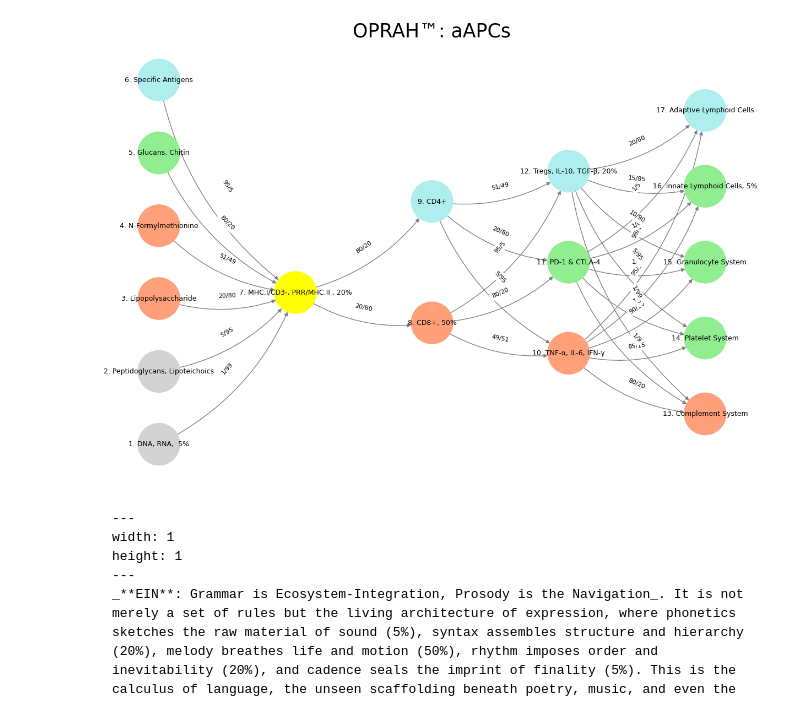
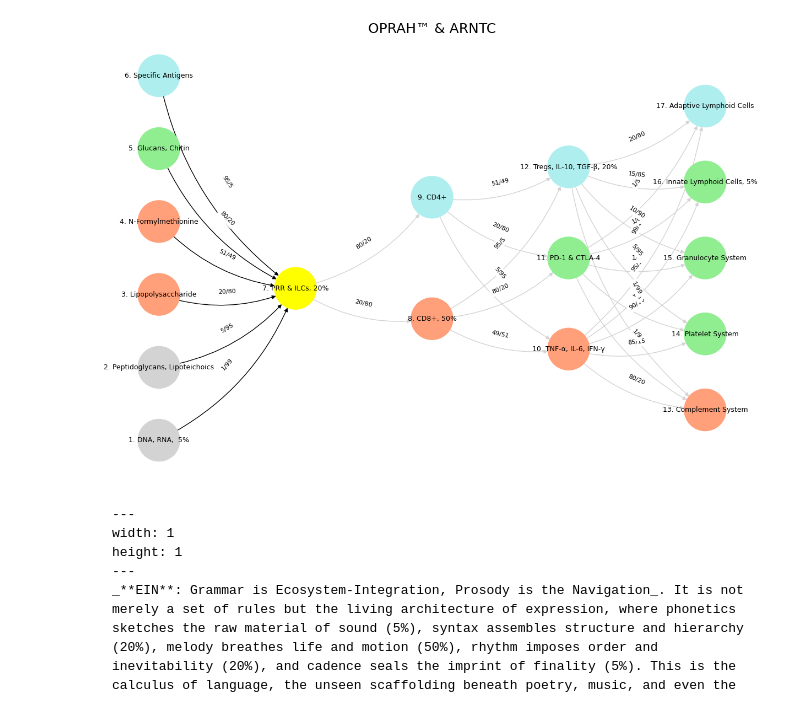
Before and after one commit to abikesa/matrix, a Jupyter notebook: kitabo/ensi/_build/jupyter_execute/index.ipynb, the cells around one changed output. Drawn from its saved outputs; the diff is of its cells as text; code cells hidden in the pictures.

````diff
--- a/kitabo/ensi/_build/jupyter_execute/index.ipynb
+++ b/kitabo/ensi/_build/jupyter_execute/index.ipynb
@@ -129,8 +138,8 @@ import networkx as nx
 # Define the neural network layers
 def define_layers():
     return {
-        'Suis': ['DNA, RNA,  5%', 'Peptidoglycans, Lipoteichoics', 'Lipopolysaccharide', 'N-Formylmethionine', "Glucans, Chitin", 'Specific Antigens'],  # Static
-        'Voir': ['MHC.I/CD3-, PRR/MHC.II , 20%'],
+        'Suis': ['DNA, RNA,  5%', 'Peptidoglycans, Lipoteichoics', 'Lipopolysaccharide', 'N-Formylmethionine', "Glucans, Chitin", 'Specific Antigens'],
+        'Voir': ['PRR & ILCs, 20%'],
         'Choisis': ['CD8+, 50%', 'CD4+'],
         'Deviens': ['TNF-α, IL-6, IFN-γ', 'PD-1 & CTLA-4', 'Tregs, IL-10, TGF-β, 20%'],
         "M'èléve": ['Complement System', 'Platelet System', 'Granulocyte System', 'Innate Lymphoid Cells, 5%', 'Adaptive Lymphoid Cells']
@@ -139,24 +148,24 @@ def define_layers():
 # Assign colors to nodes
 def assign_colors():
     color_map = {
-        'yellow': ['MHC.I/CD3-, PRR/MHC.II , 20%'],
+        'yellow': ['PRR & ILCs, 20%'],
         'paleturquoise': ['Specific Antigens', 'CD4+', 'Tregs, IL-10, TGF-β, 20%', 'Adaptive Lymphoid Cells'],
         'lightgreen': ["Glucans, Chitin", 'PD-1 & CTLA-4', 'Platelet System', 'Innate Lymphoid Cells, 5%', 'Granulocyte System'],
         'lightsalmon': ['Lipopolysaccharide', 'N-Formylmethionine', 'CD8+, 50%', 'TNF-α, IL-6, IFN-γ', 'Complement System'],
     }
     return {node: color for color, nodes in color_map.items() for node in nodes}
 
-# Define edge weights (hardcoded for editing)
+# Define edge weights
 def define_edges():
     return {
-        ('DNA, RNA,  5%', 'MHC.I/CD3-, PRR/MHC.II , 20%'): '1/99',
-        ('Peptidoglycans, Lipoteichoics', 'MHC.I/CD3-, PRR/MHC.II , 20%'): '5/95',
-        ('Lipopolysaccharide', 'MHC.I/CD3-, PRR/MHC.II , 20%'): '20/80',
-        ('N-Formylmethionine', 'MHC.I/CD3-, PRR/MHC.II , 20%'): '51/49',
-        ("Glucans, Chitin", 'MHC.I/CD3-, PRR/MHC.II , 20%'): '80/20',
-        ('Specific Antigens', 'MHC.I/CD3-, PRR/MHC.II , 20%'): '95/5',
-        ('MHC.I/CD3-, PRR/MHC.II , 20%', 'CD8+, 50%'): '20/80',
-        ('MHC.I/CD3-, PRR/MHC.II , 20%', 'CD4+'): '80/20',
+        ('DNA, RNA,  5%', 'PRR & ILCs, 20%'): '1/99',
+        ('Peptidoglycans, Lipoteichoics', 'PRR & ILCs, 20%'): '5/95',
+        ('Lipopolysaccharide', 'PRR & ILCs, 20%'): '20/80',
+        ('N-Formylmethionine', 'PRR & ILCs, 20%'): '51/49',
+        ("Glucans, Chitin", 'PRR & ILCs, 20%'): '80/20',
+        ('Specific Antigens', 'PRR & ILCs, 20%'): '95/5',
+        ('PRR & ILCs, 20%', 'CD8+, 50%'): '20/80',
+        ('PRR & ILCs, 20%', 'CD4+'): '80/20',
         ('CD8+, 50%', 'TNF-α, IL-6, IFN-γ'): '49/51',
         ('CD8+, 50%', 'PD-1 & CTLA-4'): '80/20',
         ('CD8+, 50%', 'Tregs, IL-10, TGF-β, 20%'): '95/5',
@@ -180,7 +189,18 @@ def define_edges():
         ('Tregs, IL-10, TGF-β, 20%', 'Adaptive Lymphoid Cells'): '20/80'
     }
 
-# Calculate positions for nodes
+# Define edges to be highlighted in black
+def define_black_edges():
+    return {
+        ('DNA, RNA,  5%', 'PRR & ILCs, 20%'): '1/99',
+        ('Peptidoglycans, Lipoteichoics', 'PRR & ILCs, 20%'): '5/95',
+        ('Lipopolysaccharide', 'PRR & ILCs, 20%'): '20/80',
+        ('N-Formylmethionine', 'PRR & ILCs, 20%'): '51/49',
+        ("Glucans, Chitin", 'PRR & ILCs, 20%'): '80/20',
+        ('Specific Antigens', 'PRR & ILCs, 20%'): '95/5',
+    }
+
+# Calculate node positions
 def calculate_positions(layer, x_offset):
     y_positions = np.linspace(-len(layer) / 2, len(layer) / 2, len(layer))
     return [(x_offset, y) for y in y_positions]
@@ -190,6 +210,8 @@ def visualize_nn():
     layers = define_layers()
     colors = assign_colors()
     edges = define_edges()
+    black_edges = define_black_edges()
+
     G = nx.DiGraph()
     pos = {}
     node_colors = []
@@ -204,36 +226,38 @@ def visualize_nn():
 
     # Add nodes with new numbered labels and assign positions
     for i, (layer_name, nodes) in enumerate(layers.items()):
         positions = calculate_positions(nodes, x_offset=i * 2)
         for node, position in zip(nodes, positions):
             new_node = mapping[node]
             G.add_node(new_node, layer=layer_name)
             pos[new_node] = position
             node_colors.append(colors.get(node, 'lightgray'))
 
     # Add edges with updated node labels
+    edge_colors = []
     for (source, target), weight in edges.items():
         if source in mapping and target in mapping:
             new_source = mapping[source]
             new_target = mapping[target]
             G.add_edge(new_source, new_target, weight=weight)
+            edge_colors.append('black' if (source, target) in black_edges else 'lightgrey')
 
     # Draw the graph
     plt.figure(figsize=(12, 8))
     edges_labels = {(u, v): d["weight"] for u, v, d in G.edges(data=True)}
 
     nx.draw(
-        G, pos, with_labels=True, node_color=node_colors, edge_color='gray',
+        G, pos, with_labels=True, node_color=node_colors, edge_color=edge_colors,
         node_size=3000, font_size=9, connectionstyle="arc3,rad=0.2"
     )
     nx.draw_networkx_edge_labels(G, pos, edge_labels=edges_labels, font_size=8)
-    plt.title("OPRAH™: aAPCs", fontsize=25)
+    plt.title("OPRAH™ & ARNTC", fontsize=18)
     plt.show()
 
 # Run the visualization
 visualize_nn()
 # %% [output]
-[figure, old version]
+[figure, new version]
 # %% [markdown]
 ```{figure} https://www.ledr.com/colours/white.jpg
 ---
````
Also changed, not shown: parts of 1 cell of this notebook, 6 other files.
